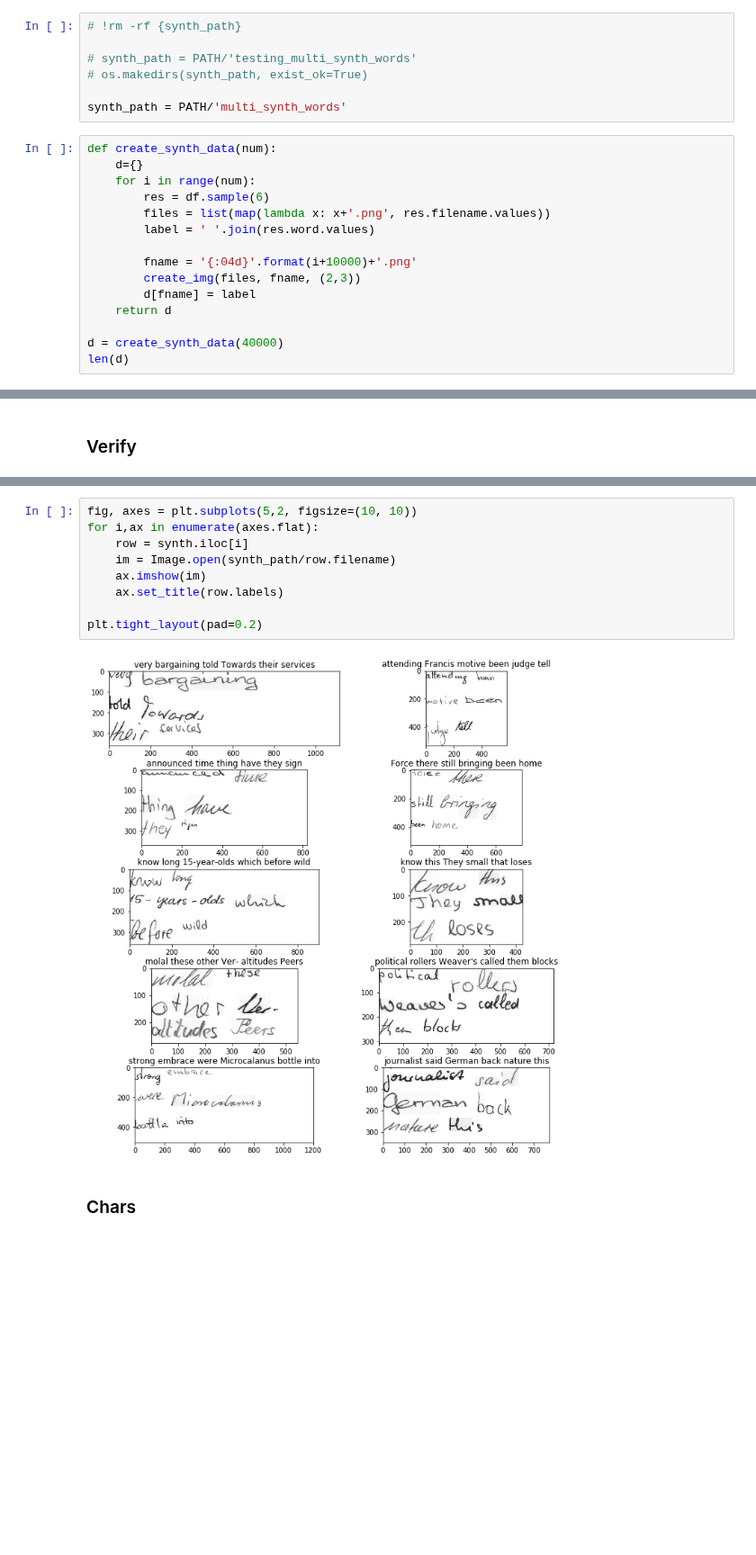
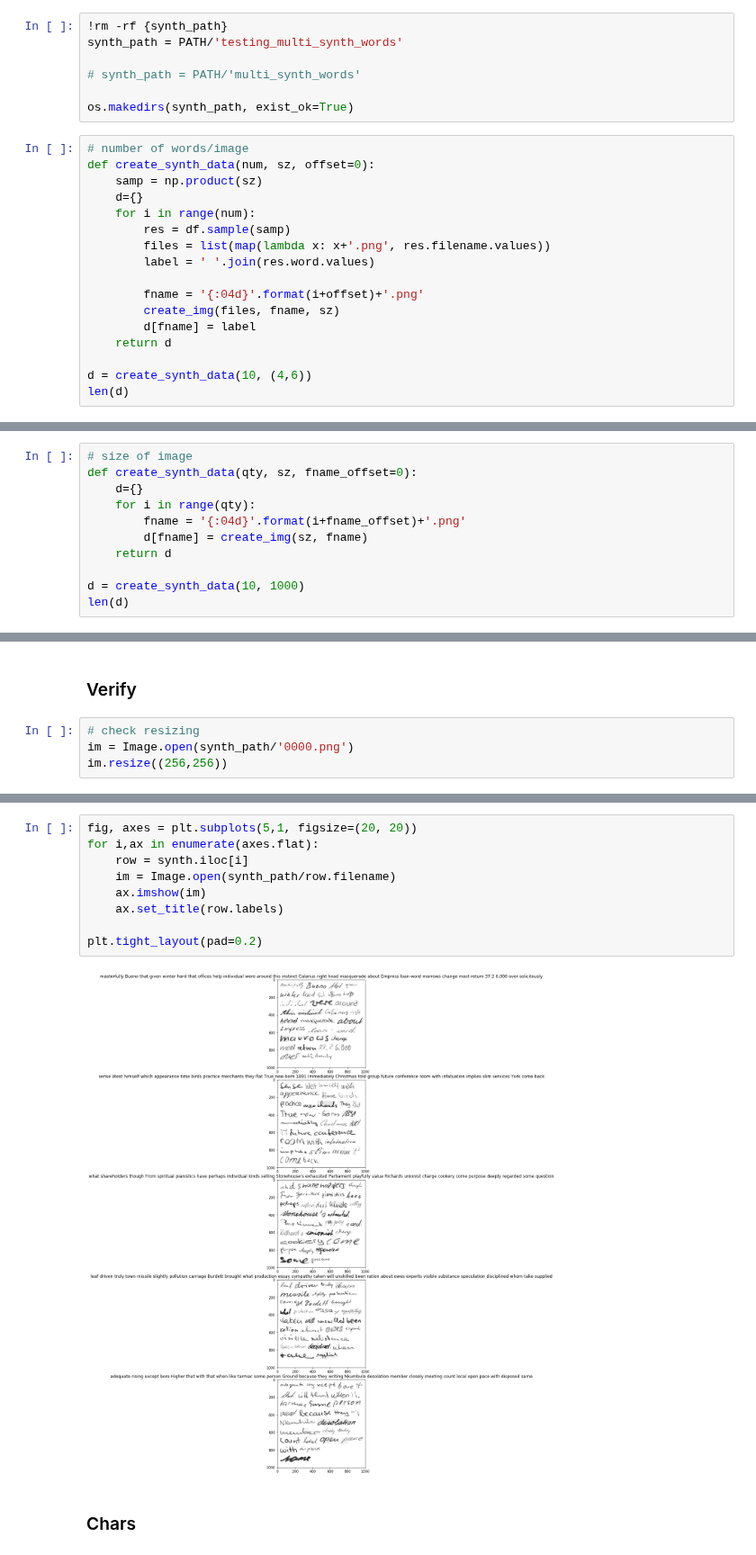
Before and after one commit to ahs8w/Handwriting, a Jupyter notebook: OCR-synthesize-data.ipynb, the cells around one changed output, grey strips where cells are left out. Shown at 90% size. Drawn from its saved outputs; the diff is of its cells as text; blank space fills up the shorter version.

Commit message:
add function to create synthetic images of a specific size to synthesize-data notebook

```diff
--- a/OCR-synthesize-data.ipynb
+++ b/OCR-synthesize-data.ipynb
@@ -138,23 +144,25 @@ df.head()
 # %%
-# !rm -rf {synth_path}
+!rm -rf {synth_path}
+synth_path = PATH/'testing_multi_synth_words'
 
-# synth_path = PATH/'testing_multi_synth_words'
-# os.makedirs(synth_path, exist_ok=True)
+# synth_path = PATH/'multi_synth_words'
 
-synth_path = PATH/'multi_synth_words'
+os.makedirs(synth_path, exist_ok=True)
 # %%
-def create_synth_data(num):
+# number of words/image
+def create_synth_data(num, sz, offset=0):
+    samp = np.product(sz)
     d={}
     for i in range(num):
-        res = df.sample(6)
+        res = df.sample(samp)
         files = list(map(lambda x: x+'.png', res.filename.values))
         label = ' '.join(res.word.values)
 
-        fname = '{:04d}'.format(i+10000)+'.png'
-        create_img(files, fname, (2,3))
+        fname = '{:04d}'.format(i+offset)+'.png'
+        create_img(files, fname, sz)
         d[fname] = label
     return d
 
-d = create_synth_data(40000)
+d = create_synth_data(10, (4,6))
 len(d)
 # %% [output]
@@ -161,0 +222,11 @@ len(d)
+# %%
+# size of image
+def create_synth_data(qty, sz, fname_offset=0):
+    d={}
+    for i in range(qty):
+        fname = '{:04d}'.format(i+fname_offset)+'.png'
+        d[fname] = create_img(sz, fname)
+    return d
+
+d = create_synth_data(10, 1000)
+len(d)
@@ -172,2 +245,6 @@ synth.head()
 # %% [markdown]
 ### Verify
+# %%
+# check resizing
+im = Image.open(synth_path/'0000.png')
+im.resize((256,256))
@@ -174,14 +253,14 @@ synth.head()
 # %%
-fig, axes = plt.subplots(5,2, figsize=(10, 10))
+fig, axes = plt.subplots(5,1, figsize=(20, 20))
 for i,ax in enumerate(axes.flat):
     row = synth.iloc[i]
     im = Image.open(synth_path/row.filename)
     ax.imshow(im)
     ax.set_title(row.labels)
 
 plt.tight_layout(pad=0.2)
 # %% [output]
-[figure, old version]
+[figure, new version]
 # %% [markdown]
 ### Chars
 # %%
```
Also changed, not shown: parts of 20 cells of this notebook.
